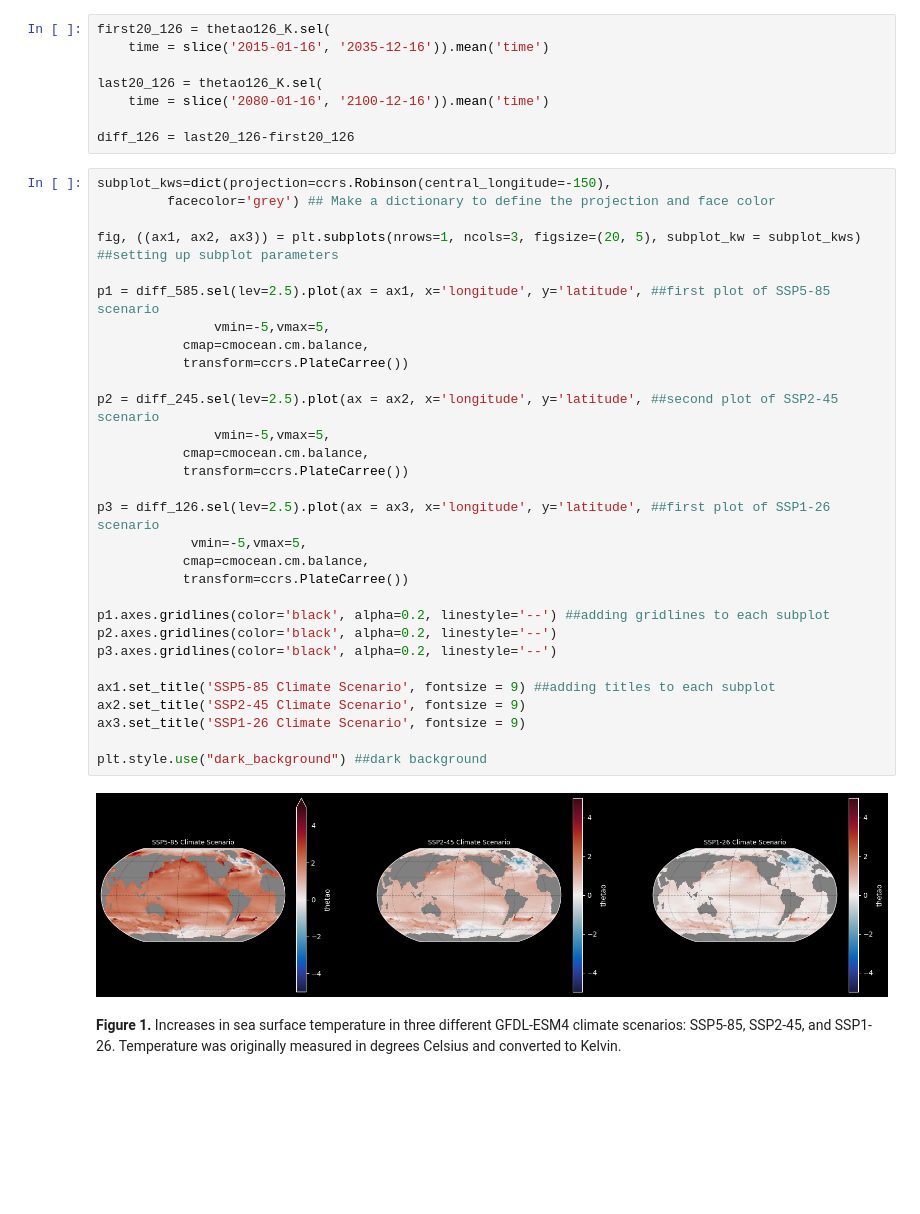
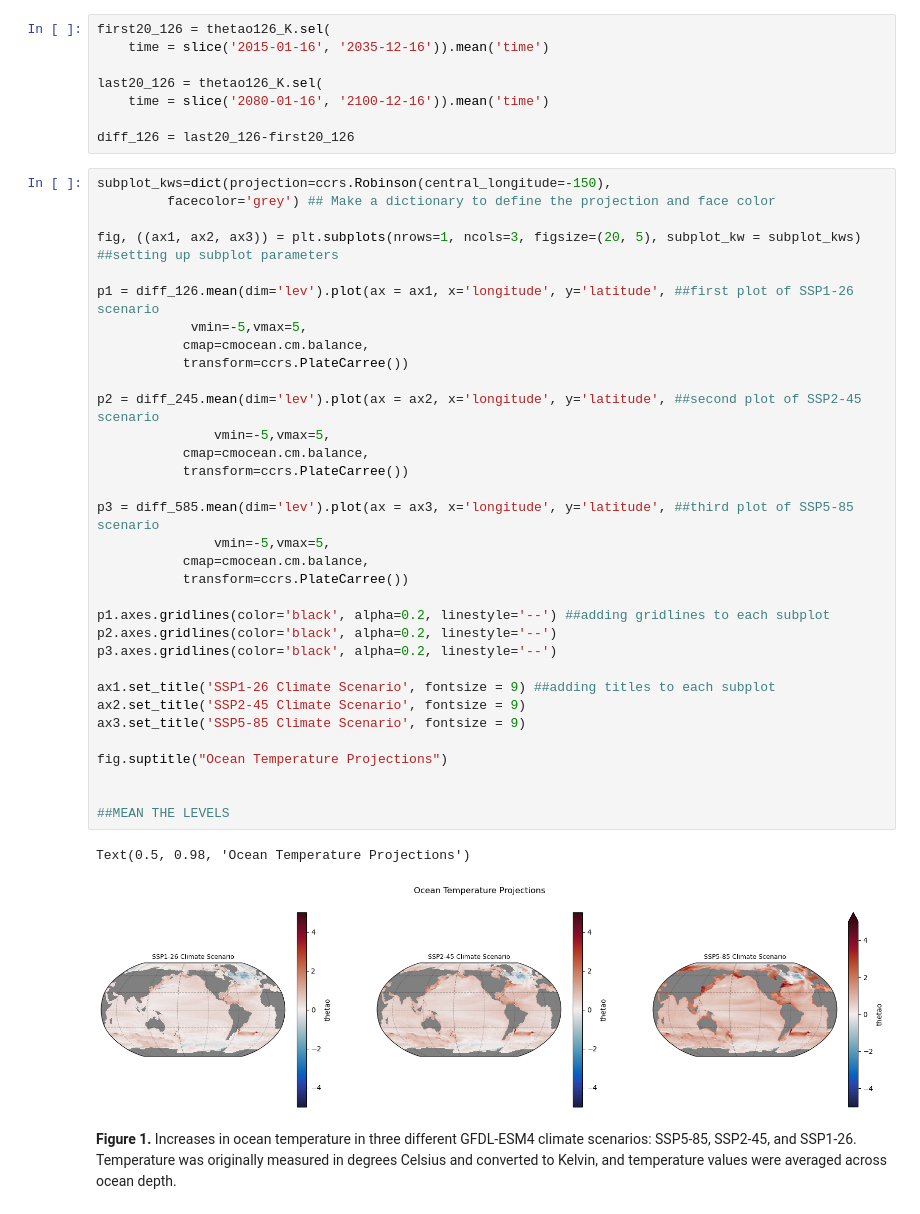
Before and after one commit to EES-3506-5506/Taboada_Final_G2, a Jupyter notebook: sea_water_potential_temp.ipynb, the cells around one changed output. Cells and saved outputs as stored; diff of their text form; blank space fills up the shorter version.

```diff
--- a/sea_water_potential_temp.ipynb
+++ b/sea_water_potential_temp.ipynb
@@ -103,35 +103,39 @@ diff_126 = last20_126-first20_126
 # %%
 subplot_kws=dict(projection=ccrs.Robinson(central_longitude=-150),
          facecolor='grey') ## Make a dictionary to define the projection and face color
 
 fig, ((ax1, ax2, ax3)) = plt.subplots(nrows=1, ncols=3, figsize=(20, 5), subplot_kw = subplot_kws)
 ##setting up subplot parameters
 
-p1 = diff_585.sel(lev=2.5).plot(ax = ax1, x='longitude', y='latitude', ##first plot of SSP5-85 scenario
+p1 = diff_126.mean(dim='lev').plot(ax = ax1, x='longitude', y='latitude', ##first plot of SSP1-26 scenario
+            vmin=-5,vmax=5,
+           cmap=cmocean.cm.balance,
+           transform=ccrs.PlateCarree())
+
+p2 = diff_245.mean(dim='lev').plot(ax = ax2, x='longitude', y='latitude', ##second plot of SSP2-45 scenario
                vmin=-5,vmax=5,
            cmap=cmocean.cm.balance,
            transform=ccrs.PlateCarree())
 
-p2 = diff_245.sel(lev=2.5).plot(ax = ax2, x='longitude', y='latitude', ##second plot of SSP2-45 scenario
+p3 = diff_585.mean(dim='lev').plot(ax = ax3, x='longitude', y='latitude', ##third plot of SSP5-85 scenario
                vmin=-5,vmax=5,
-           cmap=cmocean.cm.balance,
-           transform=ccrs.PlateCarree())
-
-p3 = diff_126.sel(lev=2.5).plot(ax = ax3, x='longitude', y='latitude', ##first plot of SSP1-26 scenario
-            vmin=-5,vmax=5,
            cmap=cmocean.cm.balance,
            transform=ccrs.PlateCarree())
 
 p1.axes.gridlines(color='black', alpha=0.2, linestyle='--') ##adding gridlines to each subplot
 p2.axes.gridlines(color='black', alpha=0.2, linestyle='--')
 p3.axes.gridlines(color='black', alpha=0.2, linestyle='--')
 
-ax1.set_title('SSP5-85 Climate Scenario', fontsize = 9) ##adding titles to each subplot
+ax1.set_title('SSP1-26 Climate Scenario', fontsize = 9) ##adding titles to each subplot
 ax2.set_title('SSP2-45 Climate Scenario', fontsize = 9)
-ax3.set_title('SSP1-26 Climate Scenario', fontsize = 9)
+ax3.set_title('SSP5-85 Climate Scenario', fontsize = 9)
 
-plt.style.use("dark_background") ##dark background
+fig.suptitle("Ocean Temperature Projections")
+
+
+##MEAN THE LEVELS
 # %% [output]
+Text(0.5, 0.98, 'Ocean Temperature Projections')
-[figure, old version]
+[figure, new version]
 # %% [markdown]
-**Figure 1.** Increases in sea surface temperature in three different GFDL-ESM4 climate scenarios: SSP5-85, SSP2-45, and SSP1-26. Temperature was originally measured in degrees Celsius and converted to Kelvin.
+**Figure 1.** Increases in ocean temperature in three different GFDL-ESM4 climate scenarios: SSP5-85, SSP2-45, and SSP1-26. Temperature was originally measured in degrees Celsius and converted to Kelvin, and temperature values were averaged across ocean depth.
```
Also changed, not shown: parts of 9 cells of this notebook.
